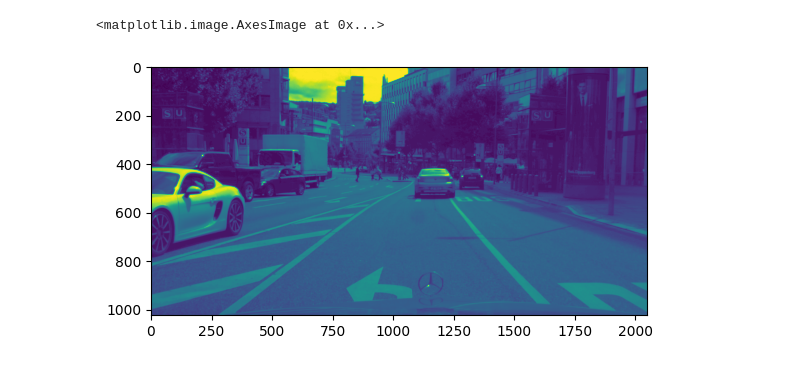
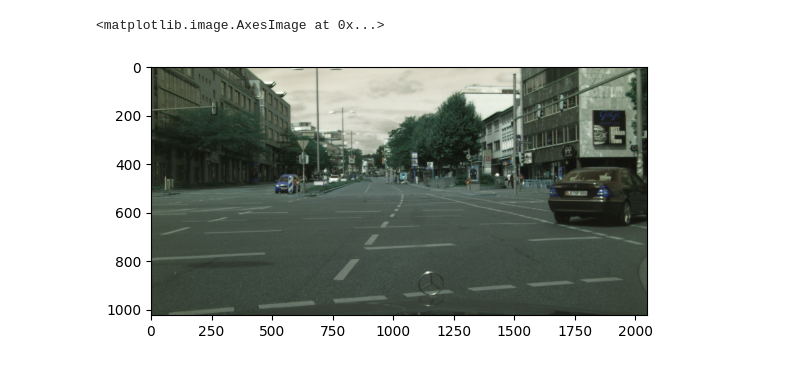
Before and after one commit to ngxx-fus/MLAI_FINAL_EXAM, a Jupyter notebook: Final_Exam.ipynb, the cells around one changed output. Saved outputs shown, nothing was run; the diff lists cells and outputs as text; code cells hidden in the pictures.

```diff
--- a/Final_Exam.ipynb
+++ b/Final_Exam.ipynb
@@ -43,12 +43,12 @@ class CustomImageDataset(Dataset):
             label = self.target_transform(label)
         return image, label
 # %%
-image_path = r"D:\DOC\23-24_HK02\MLAI\SEMANTIC_SEGMENTATION\IMG\stuttgart_01_000000_003500_leftImg8bit.png"
-image      = cv2.imread(image_path)
+image_path = r"D:\DOC\23-24_HK02\MLAI\FINAL_EXAM\IMG\stuttgart_01_000000_003500_leftImg8bit.png"
+image      = cv2.imread(image_path, cv2.IMREAD_COLOR)
 plt.imshow(image)
 # %% [output]
 <matplotlib.image.AxesImage at 0x...>
-[figure, old version]
+[figure, new version]
 # %%
 import torch.nn as nn
 import torch.nn.functional as F
```
Also changed, not shown: 26 other files.
